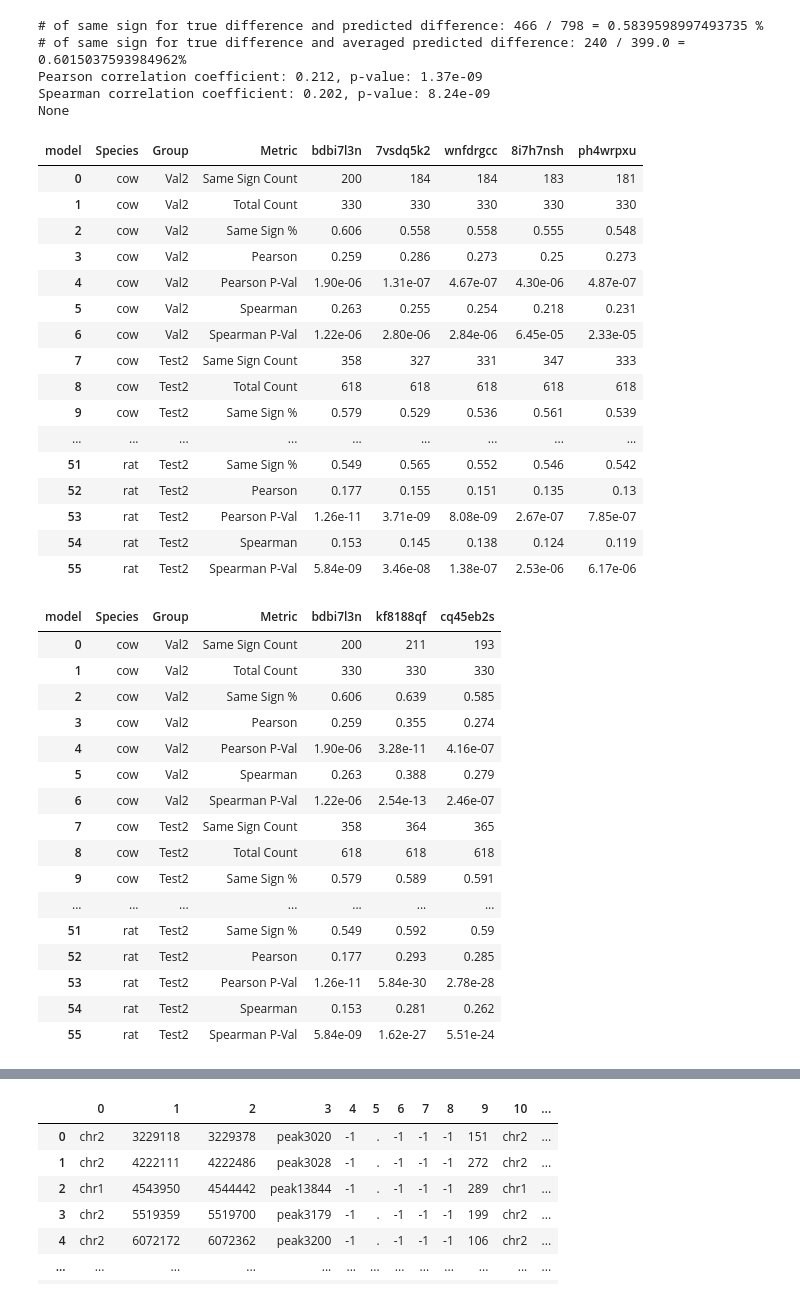
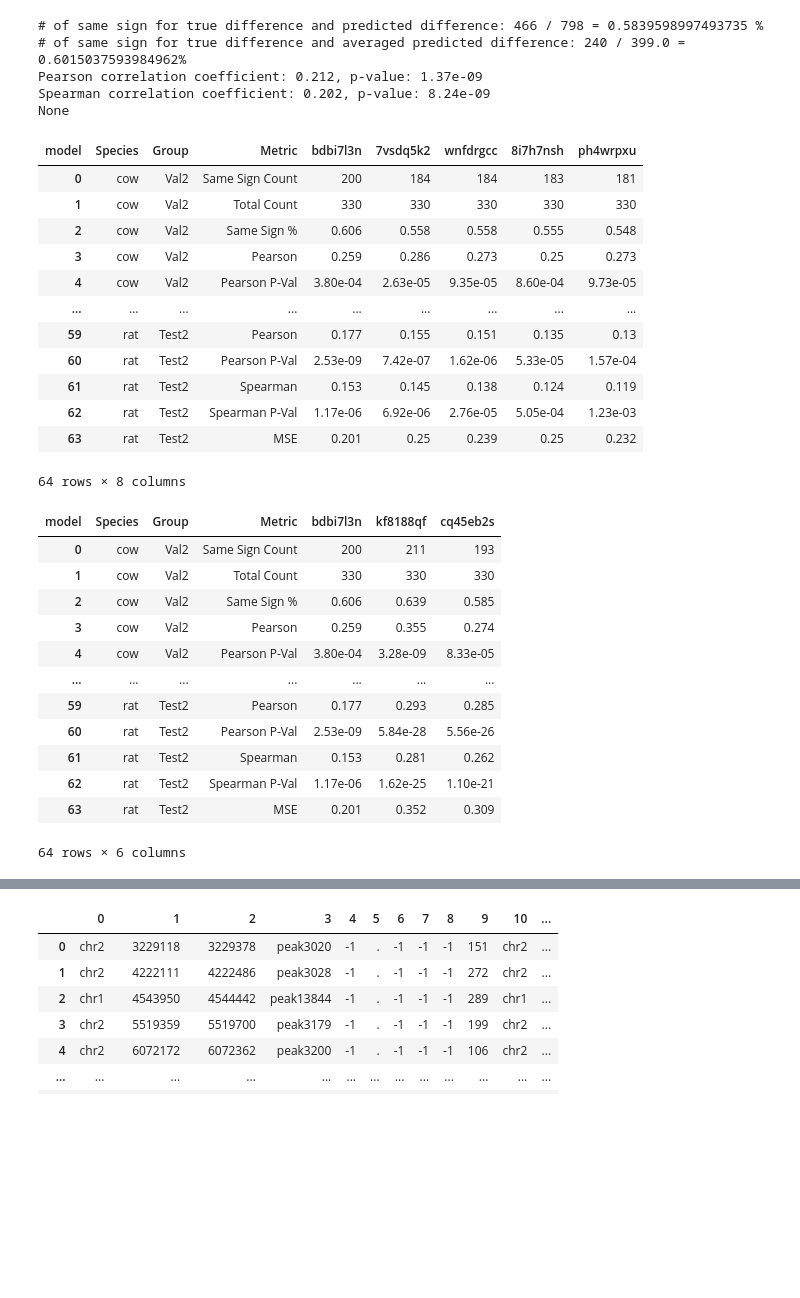
Before and after one commit to KaplowLab/liverRegression, a Jupyter notebook: notebooks/foldchange_FINAL.ipynb, the cells around one changed output, grey strips where cells are left out. Cells and saved outputs as stored; diff of their text form; code cells hidden in the pictures; blank space fills up the shorter version.

```diff
--- a/notebooks/foldchange_FINAL.ipynb
+++ b/notebooks/foldchange_FINAL.ipynb
@@ -44,6 +44,11 @@ def get_biggest_overlap(lst, col, df):
             maxOverlap = overlap
             maxPeakOverlap = peak
     return peak
+
+def mean_squared_error(x, y):
+    x = np.asarray(x)
+    y = np.asarray(y)
+    return np.mean((x - y) ** 2)
 # %%
 # EXAMPLE MAKE ONE_TO_ONE_PEAKS THEN SAVE IT
 
@@ -253,6 +258,7 @@ a = non_val2_real_pred
 import pandas as pd
 import scipy.stats
 
+mhc = 200
 def correlate():
     rows = []
     # Lists for correlation calculations
@@ -265,6 +271,8 @@ def correlate():
         y = df['pred'].squeeze()
         pearson, pp = scipy.stats.pearsonr(x, y)
         spearman, ps = scipy.stats.spearmanr(x, y)
+
+        mse = mean_squared_error(x, y)
 
         same_sign = np.sign(df['true']) == np.sign(df['pred'])
         num_ss = same_sign.sum()
@@ -281,9 +289,10 @@ def correlate():
         rows.append({'Group': group, 'Metric': 'Same Sign %', 'Value': perc_ss})
 
         rows.append({'Group': group, 'Metric': 'Pearson', 'Value': pearson})
-        rows.append({'Group': group, 'Metric': 'Pearson P-Val', 'Value': pp})
+        rows.append({'Group': group, 'Metric': 'Pearson P-Val', 'Value': pp*mhc})
         rows.append({'Group': group, 'Metric': 'Spearman', 'Value': spearman})
-        rows.append({'Group': group, 'Metric': 'Spearman P-Val', 'Value': ps})
+        rows.append({'Group': group, 'Metric': 'Spearman P-Val', 'Value': ps*mhc})
+        rows.append({'Group': group, 'Metric': 'MSE', 'Value': mse})
 
     return pd.DataFrame(rows)
 
@@ -440,7 +449,7 @@ for species in species_list:
 summary_df = pd.concat(all_results)
 
 custom_group_order = [ 'Val2', 'Test2' ]
-custom_metric_order = ['Same Sign Count', 'Total Count', 'Same Sign %', 'Pearson', 'Pearson P-Val', 'Spearman', 'Spearman P-Val']
+custom_metric_order = ['Same Sign Count', 'Total Count', 'Same Sign %', 'Pearson', 'Pearson P-Val', 'Spearman', 'Spearman P-Val', 'MSE']
 
 # # Convert 'group' to a categorical type with the specified order.
 summary_df['Group'] = pd.Categorical(summary_df['Group'], categories=custom_group_order, ordered=True)
@@ -457,52 +466,48 @@ pivot_df = pivot_df.sort_values(by=["Species", "Group", "Metric"])
 
 pivot_df = pivot_df[["Species", "Group", "Metric"] + model_list]
 # pivot_df_reordered = pivot_df[model_list]
 
 def format_value(metric, value):
     """Format values depending on whether it's a P-Val metric or not."""
     if "P-Val" in metric:
         return f"{value:.2e}"   # scientific notation, 3 sig figs
     else:
         return f"{value:.3g}"   # regular decimal, 3 sig figs
 
 # Apply formatting to a copy just for display/export
 pivot_df_display = pivot_df.copy()
 for col in model_list:  # each model column
     pivot_df_display[col] = pivot_df_display.apply(
         lambda row: format_value(row["Metric"], row[col]),
         axis=1
     )
 
 display(pivot_df_display)
 
-output_filename = '/home/azstephe/liverRegression/regression_liver/data/figs/tables/log_model_foldchange_table_FINAL.tsv'
+output_filename = '/home/azstephe/liverRegression/regression_liver/data/figs/tables/log_model_foldchange_table_FINAL_mse.tsv'
 pivot_df_display.to_csv(output_filename, sep='\t')
 
 # print(f'Results successfully saved to: {output_filename}')
 # %% [output]
 | model | Species | Group | Metric | bdbi7l3n | 7vsdq5k2 | wnfdrgcc | 8i7h7nsh | ph4wrpxu |
 | 0 | cow | Val2 | Same Sign Count | 200 | 184 | 184 | 183 | 181 |
 | 1 | cow | Val2 | Total Count | 330 | 330 | 330 | 330 | 330 |
 | 2 | cow | Val2 | Same Sign % | 0.606 | 0.558 | 0.558 | 0.555 | 0.548 |
 | 3 | cow | Val2 | Pearson | 0.259 | 0.286 | 0.273 | 0.25 | 0.273 |
-| 4 | cow | Val2 | Pearson P-Val | 1.90e-06 | 1.31e-07 | 4.67e-07 | 4.30e-06 | 4.87e-07 |
-| 5 | cow | Val2 | Spearman | 0.263 | 0.255 | 0.254 | 0.218 | 0.231 |
-| 6 | cow | Val2 | Spearman P-Val | 1.22e-06 | 2.80e-06 | 2.84e-06 | 6.45e-05 | 2.33e-05 |
-| 7 | cow | Test2 | Same Sign Count | 358 | 327 | 331 | 347 | 333 |
-| 8 | cow | Test2 | Total Count | 618 | 618 | 618 | 618 | 618 |
-| 9 | cow | Test2 | Same Sign % | 0.579 | 0.529 | 0.536 | 0.561 | 0.539 |
+| 4 | cow | Val2 | Pearson P-Val | 3.80e-04 | 2.63e-05 | 9.35e-05 | 8.60e-04 | 9.73e-05 |
 | ... | ... | ... | ... | ... | ... | ... | ... | ... |
-| 51 | rat | Test2 | Same Sign % | 0.549 | 0.565 | 0.552 | 0.546 | 0.542 |
-| 52 | rat | Test2 | Pearson | 0.177 | 0.155 | 0.151 | 0.135 | 0.13 |
-| 53 | rat | Test2 | Pearson P-Val | 1.26e-11 | 3.71e-09 | 8.08e-09 | 2.67e-07 | 7.85e-07 |
-| 54 | rat | Test2 | Spearman | 0.153 | 0.145 | 0.138 | 0.124 | 0.119 |
-| 55 | rat | Test2 | Spearman P-Val | 5.84e-09 | 3.46e-08 | 1.38e-07 | 2.53e-06 | 6.17e-06 |
+| 59 | rat | Test2 | Pearson | 0.177 | 0.155 | 0.151 | 0.135 | 0.13 |
+| 60 | rat | Test2 | Pearson P-Val | 2.53e-09 | 7.42e-07 | 1.62e-06 | 5.33e-05 | 1.57e-04 |
+| 61 | rat | Test2 | Spearman | 0.153 | 0.145 | 0.138 | 0.124 | 0.119 |
+| 62 | rat | Test2 | Spearman P-Val | 1.17e-06 | 6.92e-06 | 2.76e-05 | 5.05e-04 | 1.23e-03 |
+| 63 | rat | Test2 | MSE | 0.201 | 0.25 | 0.239 | 0.25 | 0.232 |
+64 rows × 8 columns
 # %%
 # 1 3 5 BEST LOG MODELS FOLDCHANGE
 import pandas as pd
 import scipy.stats
 
-def correlate():
+def correlate(mhc):
     rows = []
     # Lists for correlation calculations
     groups = ['Val2', 'Test2']
@@ -514,6 +519,8 @@ def correlate():
         y = df['pred'].squeeze()
         pearson, pp = scipy.stats.pearsonr(x, y)
         spearman, ps = scipy.stats.spearmanr(x, y)
+
+        mse = mean_squared_error(x, y)
 
         same_sign = np.sign(df['true']) == np.sign(df['pred'])
         num_ss = same_sign.sum()
@@ -531,9 +538,11 @@ def correlate():
         rows.append({'Group': group, 'Metric': 'Same Sign %', 'Value': perc_ss})
 
         rows.append({'Group': group, 'Metric': 'Pearson', 'Value': pearson})
-        rows.append({'Group': group, 'Metric': 'Pearson P-Val', 'Value': pp})
+        rows.append({'Group': group, 'Metric': 'Pearson P-Val', 'Value': pp*mhc})
         rows.append({'Group': group, 'Metric': 'Spearman', 'Value': spearman})
-        rows.append({'Group': group, 'Metric': 'Spearman P-Val', 'Value': ps})
+        rows.append({'Group': group, 'Metric': 'Spearman P-Val', 'Value': ps*mhc})
+
+        rows.append({'Group': group, 'Metric': 'MSE', 'Value': mse})
 
     return pd.DataFrame(rows)
 
@@ -544,6 +553,9 @@ model_list = ['bdbi7l3n', 'kf8188qf', 'cq45eb2s']
 
 for species in species_list:
     for model in model_list:
+        mhc = 200
+        if model == 'kf8188qf':
+            mhc = 100
         model_dir = f'{model}_FINAL'
 
         nonMouse_true = pd.read_csv(f'/home/azstephe/liverRegression/regression_liver/data/log/{species}_liver_pos_ALL.bed', sep="\t", header=None)
@@ -678,7 +690,7 @@ for species in species_list:
         test2_foldchange_df.loc[::2, 'non_pred_avg'] = non_av
         test2_foldchange_df['avg_pred'] = test2_foldchange_df['mouse_pred_avg']-test2_foldchange_df['non_pred_avg']
 
-        corr_df = correlate()
+        corr_df = correlate(mhc)
         corr_df['Species'] = species
         corr_df['model'] = model
         all_results.append(corr_df)
@@ -690,7 +702,7 @@ for species in species_list:
 summary_df = pd.concat(all_results)
 
 custom_group_order = [ 'Val2', 'Test2' ]
-custom_metric_order = ['Same Sign Count', 'Total Count', 'Same Sign %', 'Pearson', 'Pearson P-Val', 'Spearman', 'Spearman P-Val']
+custom_metric_order = ['Same Sign Count', 'Total Count', 'Same Sign %', 'Pearson', 'Pearson P-Val', 'Spearman', 'Spearman P-Val', 'MSE']
 
 # # Convert 'group' to a categorical type with the specified order.
 summary_df['Group'] = pd.Categorical(summary_df['Group'], categories=custom_group_order, ordered=True)
@@ -725,7 +737,7 @@ for col in model_list:  # each model column
 
 display(pivot_df_display)
 
-output_filename = '/home/azstephe/liverRegression/regression_liver/data/figs/tables/135log_model_foldchange_table_FINAL.tsv'
+output_filename = '/home/azstephe/liverRegression/regression_liver/data/figs/tables/135log_model_foldchange_table_FINAL_mse.tsv'
 pivot_df_display.to_csv(output_filename, sep='\t')
 
 # print(f'Results successfully saved to: {output_filename}')
@@ -735,18 +747,14 @@ pivot_df_display.to_csv(output_filename, sep='\t')
 | 1 | cow | Val2 | Total Count | 330 | 330 | 330 |
 | 2 | cow | Val2 | Same Sign % | 0.606 | 0.639 | 0.585 |
 | 3 | cow | Val2 | Pearson | 0.259 | 0.355 | 0.274 |
-| 4 | cow | Val2 | Pearson P-Val | 1.90e-06 | 3.28e-11 | 4.16e-07 |
-| 5 | cow | Val2 | Spearman | 0.263 | 0.388 | 0.279 |
-| 6 | cow | Val2 | Spearman P-Val | 1.22e-06 | 2.54e-13 | 2.46e-07 |
-| 7 | cow | Test2 | Same Sign Count | 358 | 364 | 365 |
-| 8 | cow | Test2 | Total Count | 618 | 618 | 618 |
-| 9 | cow | Test2 | Same Sign % | 0.579 | 0.589 | 0.591 |
+| 4 | cow | Val2 | Pearson P-Val | 3.80e-04 | 3.28e-09 | 8.33e-05 |
 | ... | ... | ... | ... | ... | ... | ... |
-| 51 | rat | Test2 | Same Sign % | 0.549 | 0.592 | 0.59 |
-| 52 | rat | Test2 | Pearson | 0.177 | 0.293 | 0.285 |
-| 53 | rat | Test2 | Pearson P-Val | 1.26e-11 | 5.84e-30 | 2.78e-28 |
-| 54 | rat | Test2 | Spearman | 0.153 | 0.281 | 0.262 |
-| 55 | rat | Test2 | Spearman P-Val | 5.84e-09 | 1.62e-27 | 5.51e-24 |
+| 59 | rat | Test2 | Pearson | 0.177 | 0.293 | 0.285 |
+| 60 | rat | Test2 | Pearson P-Val | 2.53e-09 | 5.84e-28 | 5.56e-26 |
+| 61 | rat | Test2 | Spearman | 0.153 | 0.281 | 0.262 |
+| 62 | rat | Test2 | Spearman P-Val | 1.17e-06 | 1.62e-25 | 1.10e-21 |
+| 63 | rat | Test2 | MSE | 0.201 | 0.352 | 0.309 |
+64 rows × 6 columns
 # %%
 # 2KB MODEL FOLDCHANGE
 import pandas as pd
```
Also changed, not shown: parts of 8 cells of this notebook, 15 other files.
